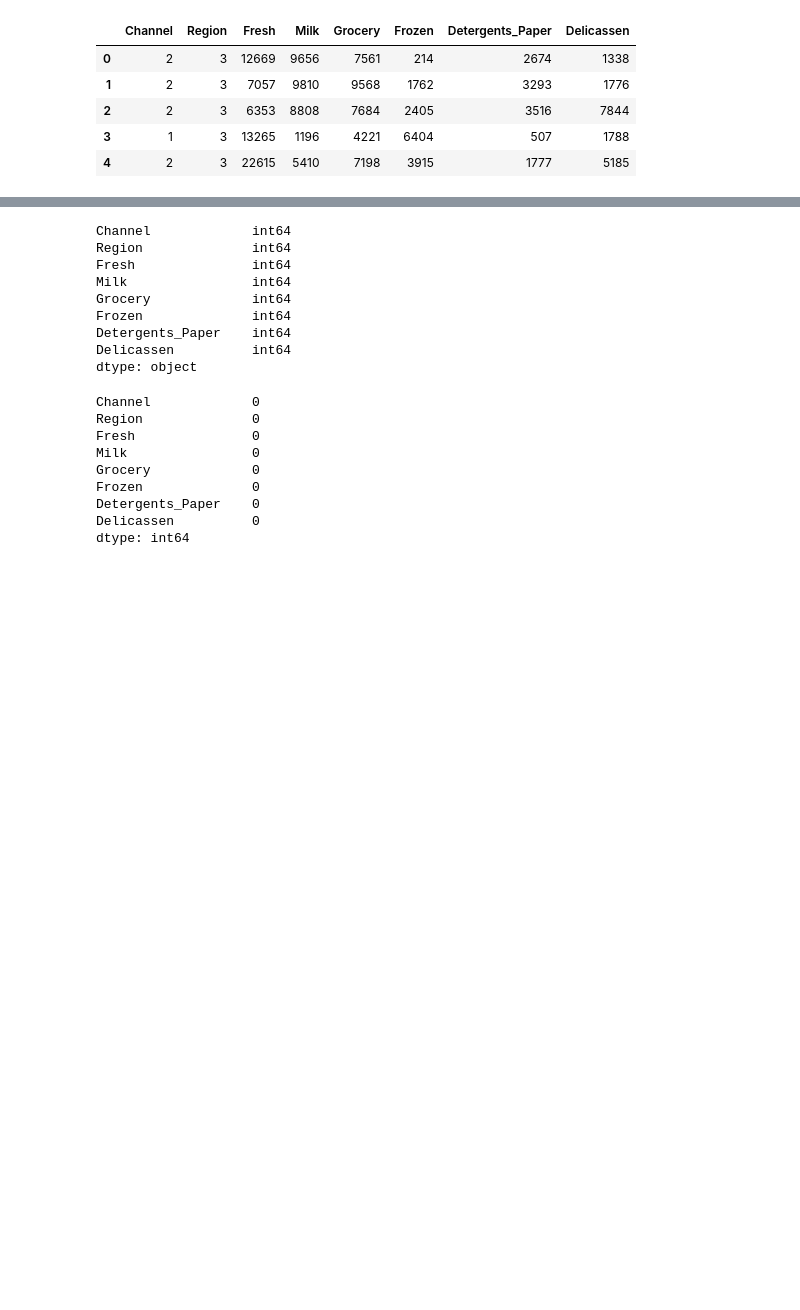
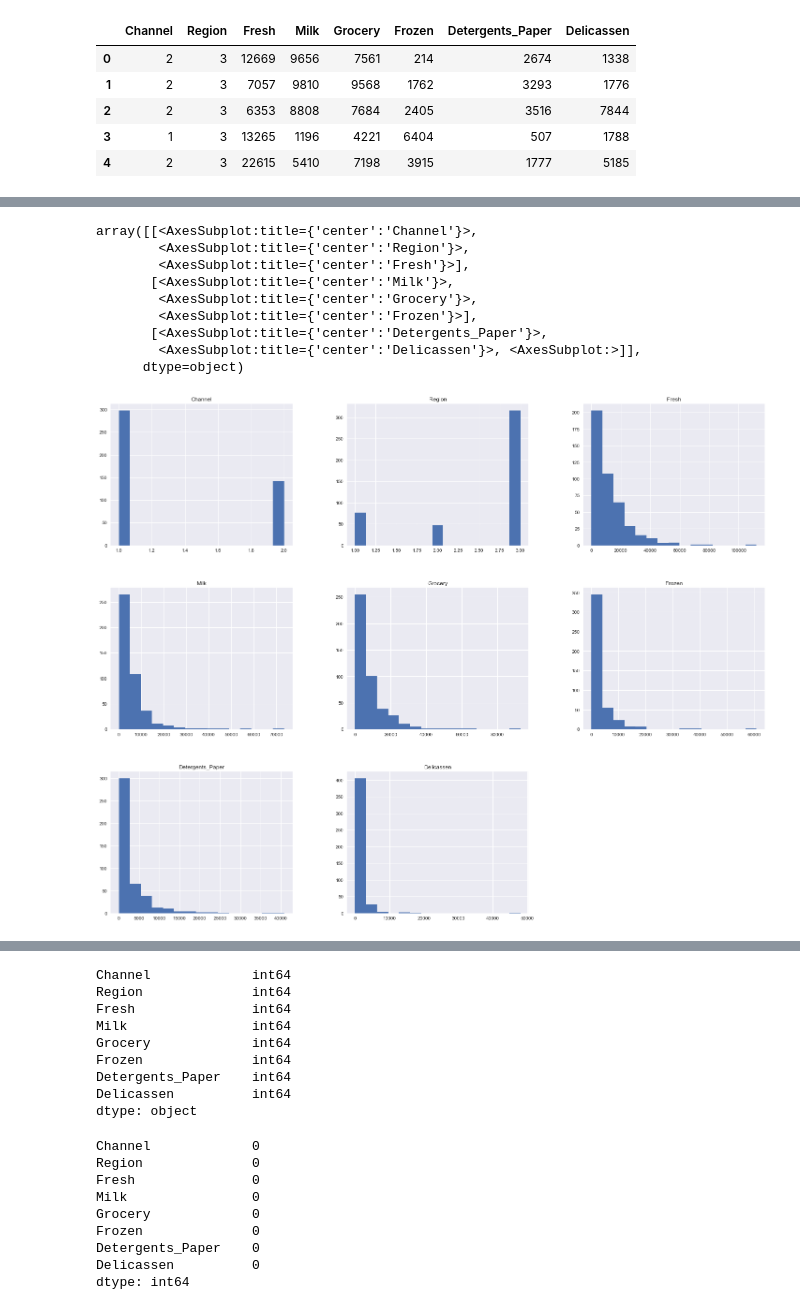
Before and after one commit to abideen-olawuwo/wholesale_customer_data, a Jupyter notebook: Wholesale Cutomers.ipynb, the cells around one changed output, grey strips where cells are left out. Cells and saved outputs as stored; diff of their text form; code cells hidden in the pictures; blank space fills up the shorter version.

```diff
--- a/Wholesale Cutomers.ipynb
+++ b/Wholesale Cutomers.ipynb
@@ -47,3 +47,17 @@ Name: Delicassen, Length: 403, dtype: int64
+# %%
+plt.style.use("seaborn")
+df.hist(figsize=(25,20), bins=15)
+# %% [output]
+array([[<AxesSubplot:title={'center':'Channel'}>,
+        <AxesSubplot:title={'center':'Region'}>,
+        <AxesSubplot:title={'center':'Fresh'}>],
+       [<AxesSubplot:title={'center':'Milk'}>,
+        <AxesSubplot:title={'center':'Grocery'}>,
+        <AxesSubplot:title={'center':'Frozen'}>],
+       [<AxesSubplot:title={'center':'Detergents_Paper'}>,
+        <AxesSubplot:title={'center':'Delicassen'}>, <AxesSubplot:>]],
+      dtype=object)
+[figure, added]
 # %%
 df.describe()
 # %% [output]
```
Also changed, not shown: parts of 6 cells of this notebook.
